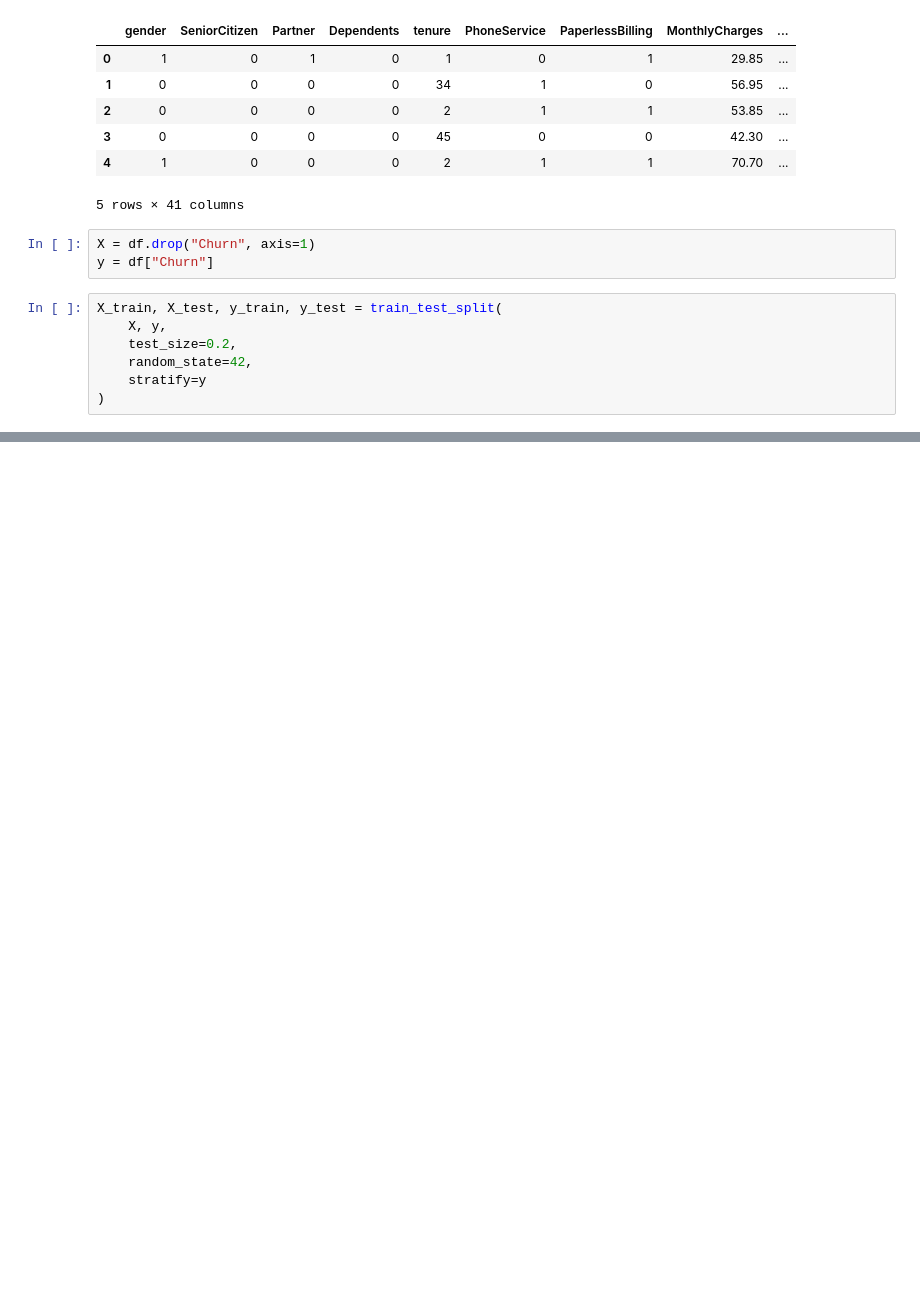
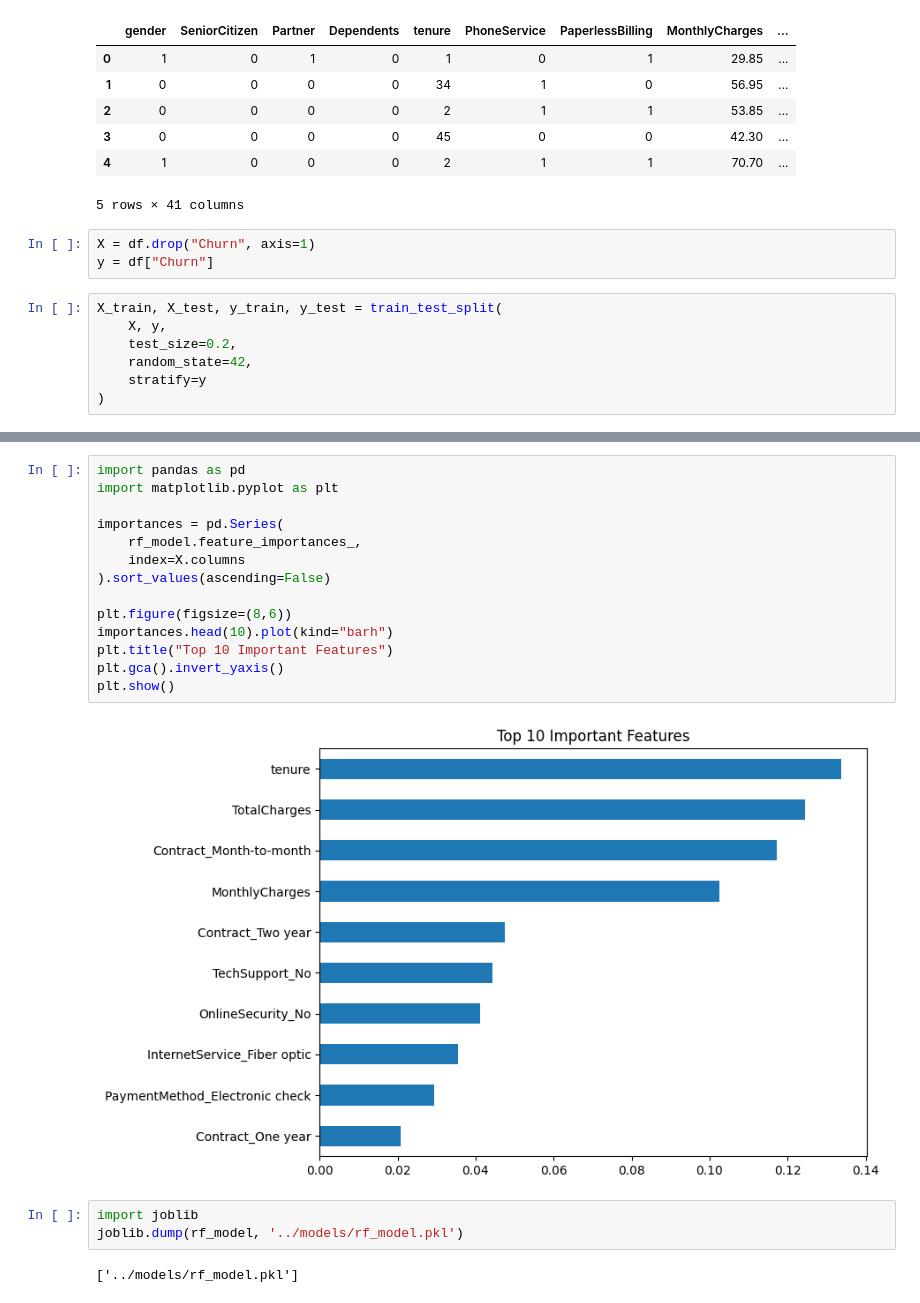
Before and after one commit to Vegapunk-debug/customer-churn-agentic-retention-system, a Jupyter notebook: notebooks/main_model.ipynb, the cells around one changed output, grey strips where cells are left out. Saved outputs shown, nothing was run; the diff lists cells and outputs as text; blank space fills up the shorter version.

```diff
--- a/notebooks/main_model.ipynb
+++ b/notebooks/main_model.ipynb
@@ -38,0 +98,21 @@ rf_model = RandomForestClassifier(
+# %%
+import pandas as pd
+import matplotlib.pyplot as plt
+
+importances = pd.Series(
+    rf_model.feature_importances_,
+    index=X.columns
+).sort_values(ascending=False)
+
+plt.figure(figsize=(8,6))
+importances.head(10).plot(kind="barh")
+plt.title("Top 10 Important Features")
+plt.gca().invert_yaxis()
+plt.show()
+# %% [output]
+[figure, added]
+# %%
+import joblib
+joblib.dump(rf_model, '../models/rf_model.pkl')
+# %% [output]
+['../models/rf_model.pkl']
```
Also changed, not shown: parts of 7 cells of this notebook, 1 other file.
